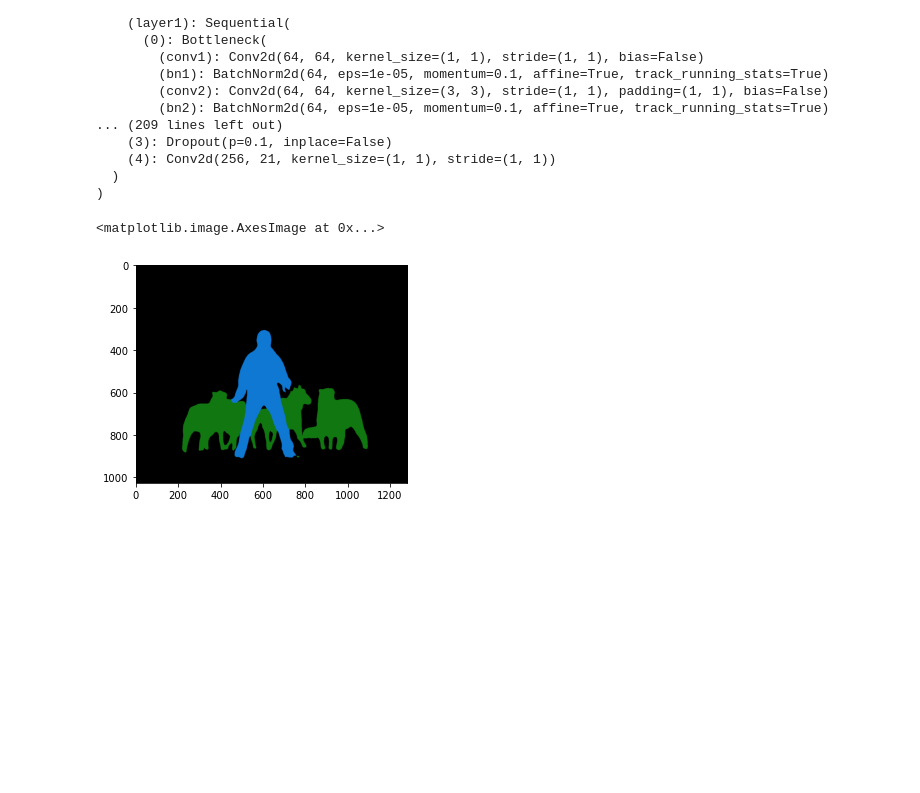
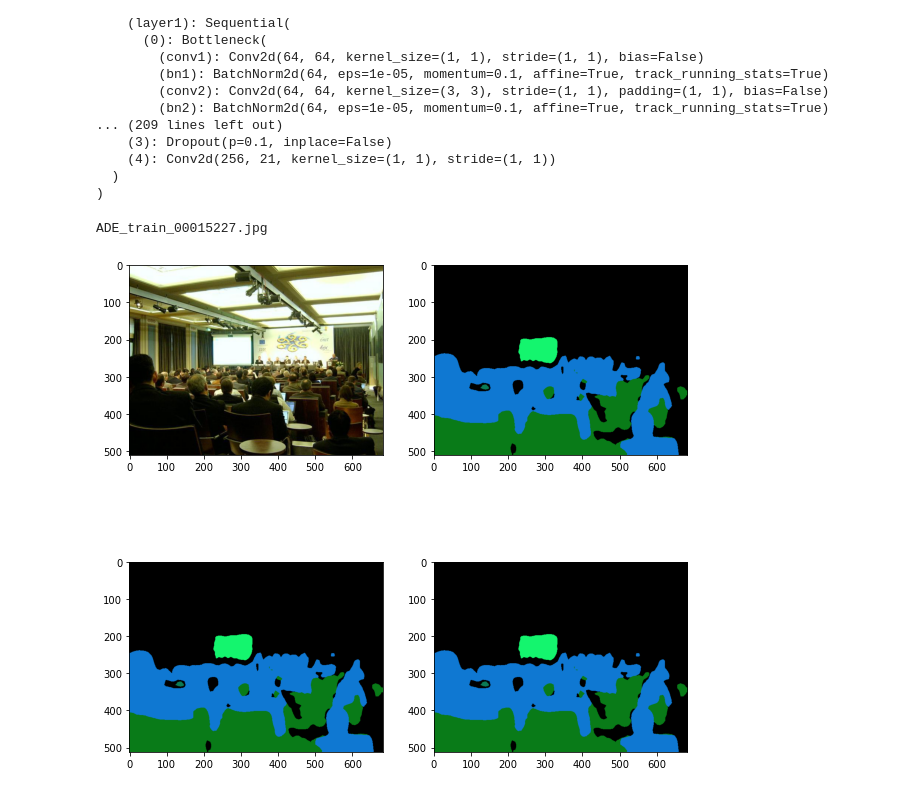
Before and after one commit to AlexwellChen/EnSeg, a Jupyter notebook: DeepLab_test.ipynb, the cells around one changed output. Drawn from its saved outputs; the diff is of its cells as text; code cells hidden in the pictures; blank space fills up the shorter version.

```diff
--- a/DeepLab_test.ipynb
+++ b/DeepLab_test.ipynb
@@ -29,10 +29,18 @@ import urllib
 url, filename = ("https://github.com/pytorch/hub/raw/master/images/deeplab1.png", "deeplab1.png")
 try: urllib.URLopener().retrieve(url, filename)
 except: urllib.request.urlretrieve(url, filename)
+# %%
+import os
+train_img = "../ADEChallengeData2016/images/training/"
+
+def get_img_path(path):
+    return [f for f in os.listdir(path)]
 # %%
 from PIL import Image
 from torchvision import transforms
-input_image = Image.open(filename)
+
+train_img_list = get_img_path(train_img)
+input_image = Image.open(train_img + train_img_list[1])
 input_image = input_image.convert("RGB")
 preprocess = transforms.Compose([
     transforms.ToTensor(),
@@ -48,20 +56,34 @@ model.to('mps')
 
 with torch.no_grad():
     output = model(input_batch)['out'][0]
+torch.set_printoptions(profile="full")
 output_predictions = output.argmax(0)
+# %% [output]
+ADE_train_00015227.jpg
 # %%
 # create a color pallette, selecting a color for each class
 palette = torch.tensor([2 ** 25 - 1, 2 ** 15 - 1, 2 ** 21 - 1])
 colors = torch.as_tensor([i for i in range(21)])[:, None] * palette
 colors = (colors % 255).numpy().astype("uint8")
 
 # plot the semantic segmentation predictions of 21 classes in each color
 r = Image.fromarray(output_predictions.byte().cpu().numpy()).resize(input_image.size)
 r.putpalette(colors)
 
 import matplotlib.pyplot as plt
-plt.imshow(r)
-# plt.show()
+# plt.imshow(r)
+# plt.imshow(input_image)
+
+fig = plt.figure(figsize=(10,10))
+ax1 = fig.add_subplot(2,2,1)
+ax2 = fig.add_subplot(2,2,2)
+ax3 = fig.add_subplot(2,2,3)
+ax4 = fig.add_subplot(2,2,4)
+
+ax1.imshow(input_image)
+ax2.imshow(r)
+ax3.imshow(r)
+ax4.imshow(r)
+plt.show()
 # %% [output]
-<matplotlib.image.AxesImage at 0x...>
-[figure, old version]
+[figure, new version]
```
Also changed, not shown: parts of 1 cell of this notebook, 1 other file.
